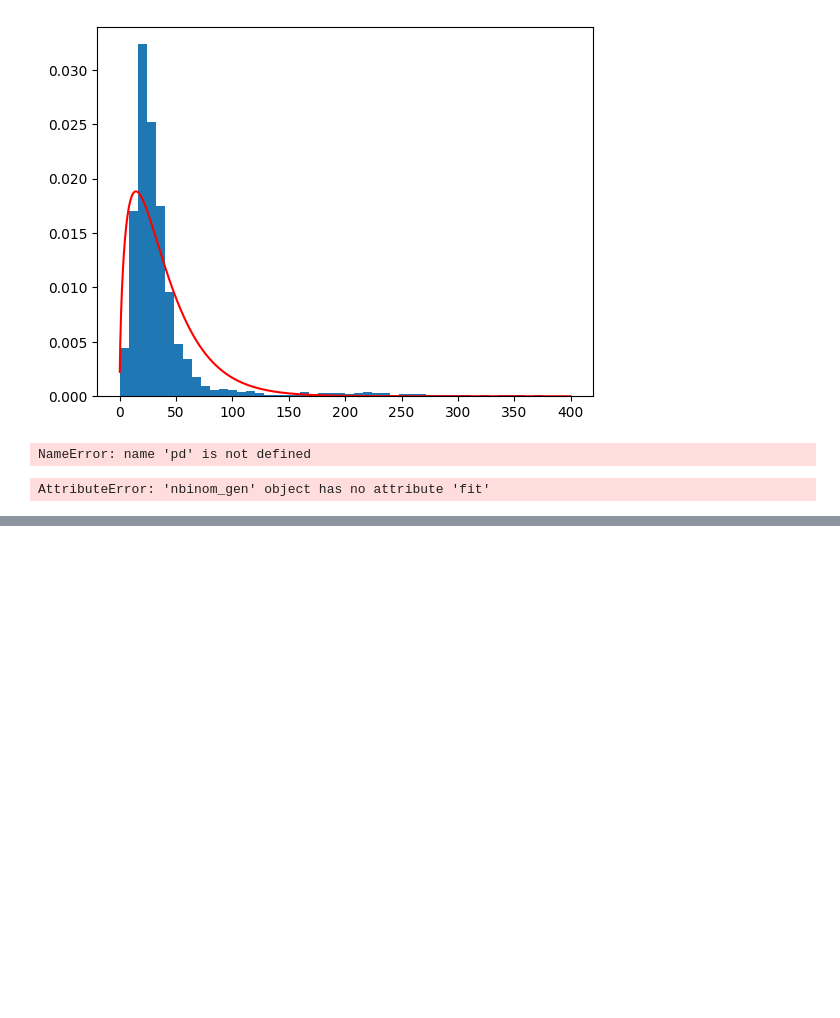
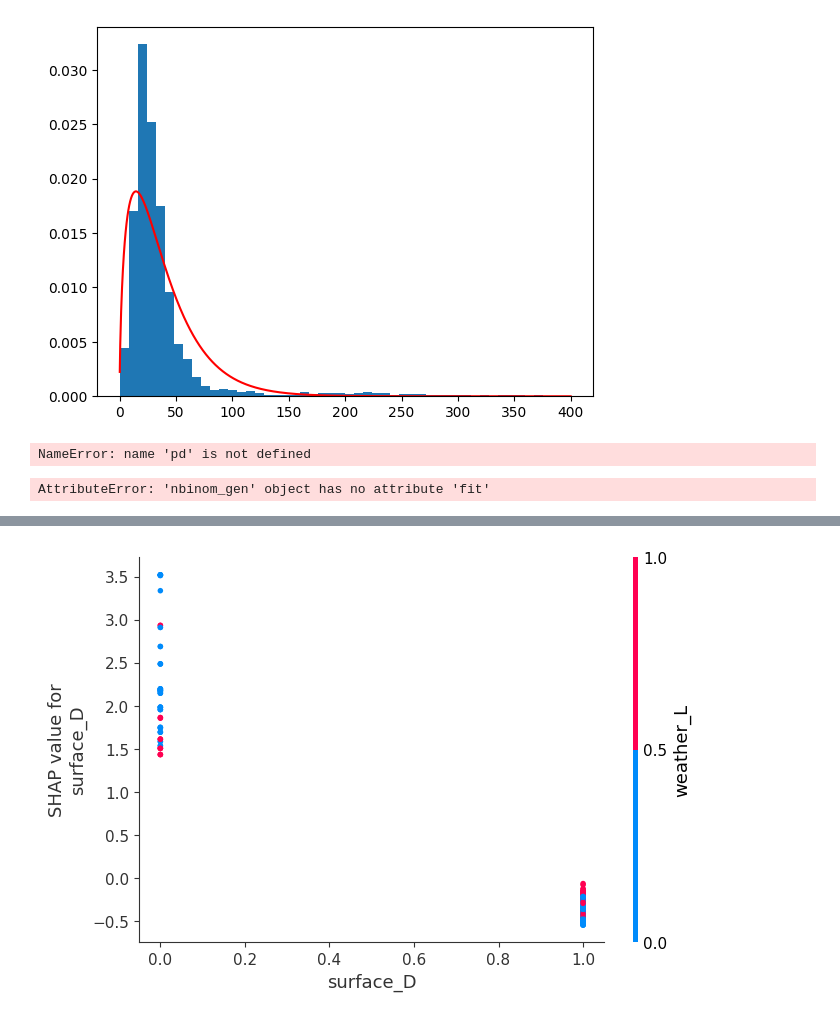
Before and after one commit to jhull40/hisa-trainer-injury, a Jupyter notebook: src/testing.ipynb, the cells around one changed output, grey strips where cells are left out. Drawn from its saved outputs; the diff is of its cells as text; code cells hidden in the pictures; blank space fills up the shorter version.

```diff
--- a/src/testing.ipynb
+++ b/src/testing.ipynb
@@ -761,0 +377,5 @@ Name: sex, dtype: float64
+# %%
+# plot shap for two features
+shap.dependence_plot('surface_D', shap_values, df[xgb_model.feature_names_in_])
+# %% [output]
+[figure, added]
```
Also changed, not shown: parts of 70 cells of this notebook, 10 other files.
